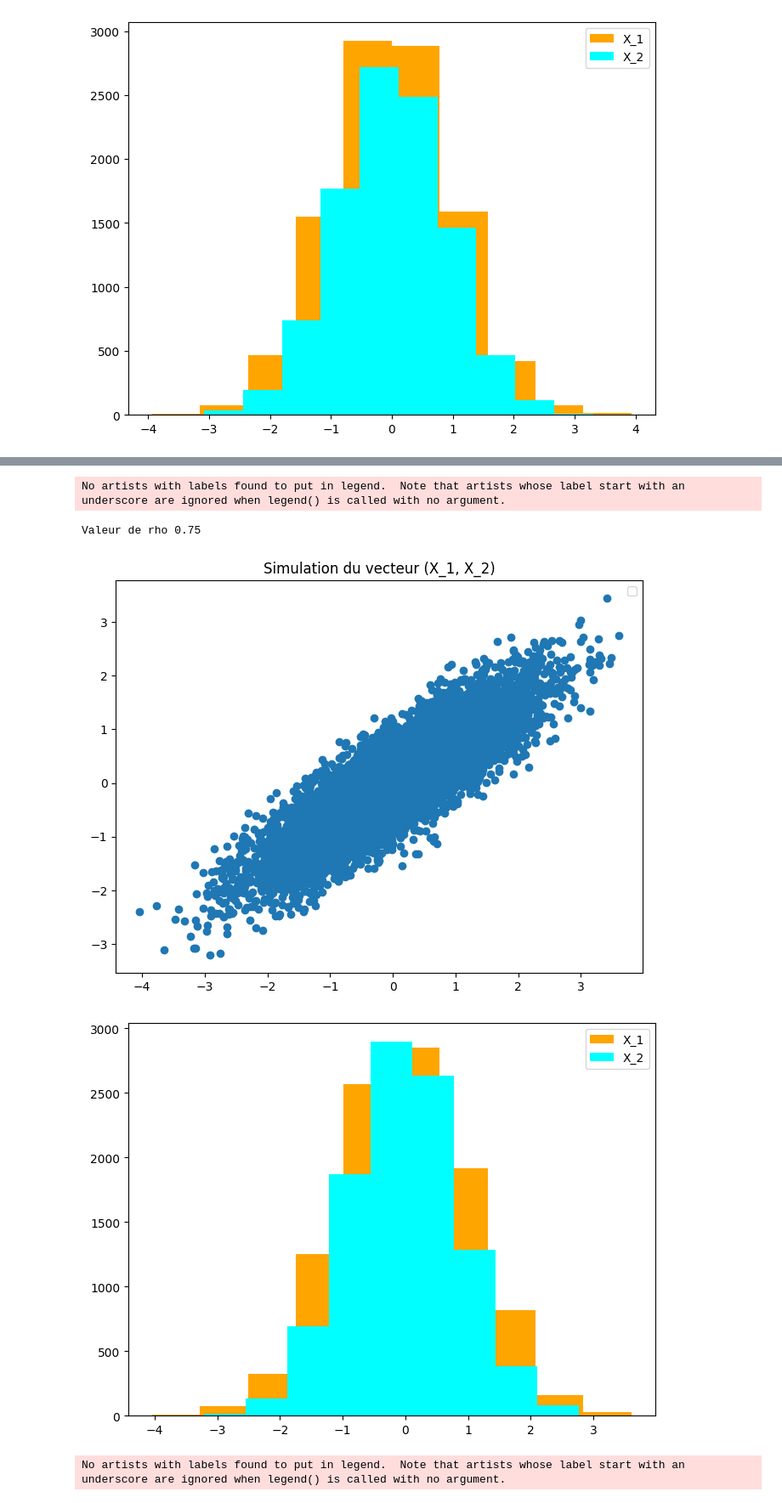
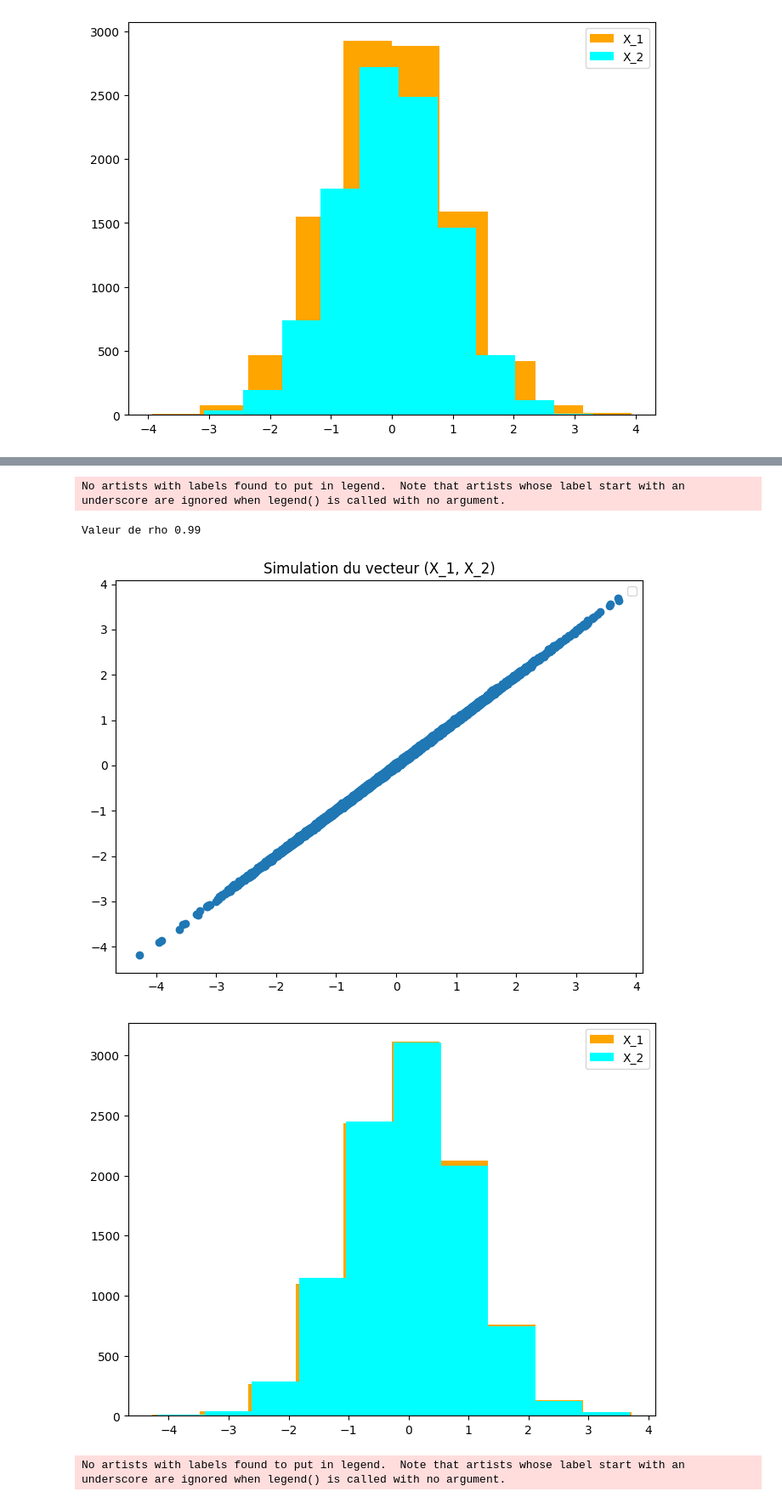
Before and after one commit to AugustinCablant/Monte-Carlo-methods, a Jupyter notebook: TP.ipynb, the cells around one changed output, grey strips where cells are left out. Shown at 85% size. Saved outputs shown, nothing was run; the diff lists cells and outputs as text; code cells hidden in the pictures.

```diff
--- a/TP.ipynb
+++ b/TP.ipynb
@@ -425,7 +426,7 @@ Valeur de rho -0.5056185692191884
 [figure]
 # %%
 n = 10**4
-for rho in [0.5, 0.75, 0.99, 0.9999999999]:
+for rho in [0.5, 0.99, 0.9999999999]:
     print("Valeur de rho", rho)
 
     X_1 = np.random.normal(0,1,size=n)
@@ -450,5 +451,5 @@ Valeur de rho 0.5
 No artists with labels found to put in legend.  Note that artists whose label start with an underscore are ignored when legend() is called with no argument.
-Valeur de rho 0.75
+Valeur de rho 0.99
-[figure, old version]
+[figure, new version]
-[figure, old version]
+[figure, new version]
 No artists with labels found to put in legend.  Note that artists whose label start with an underscore are ignored when legend() is called with no argument.
```
Also changed, not shown: parts of 3 cells of this notebook, 1 other file.
